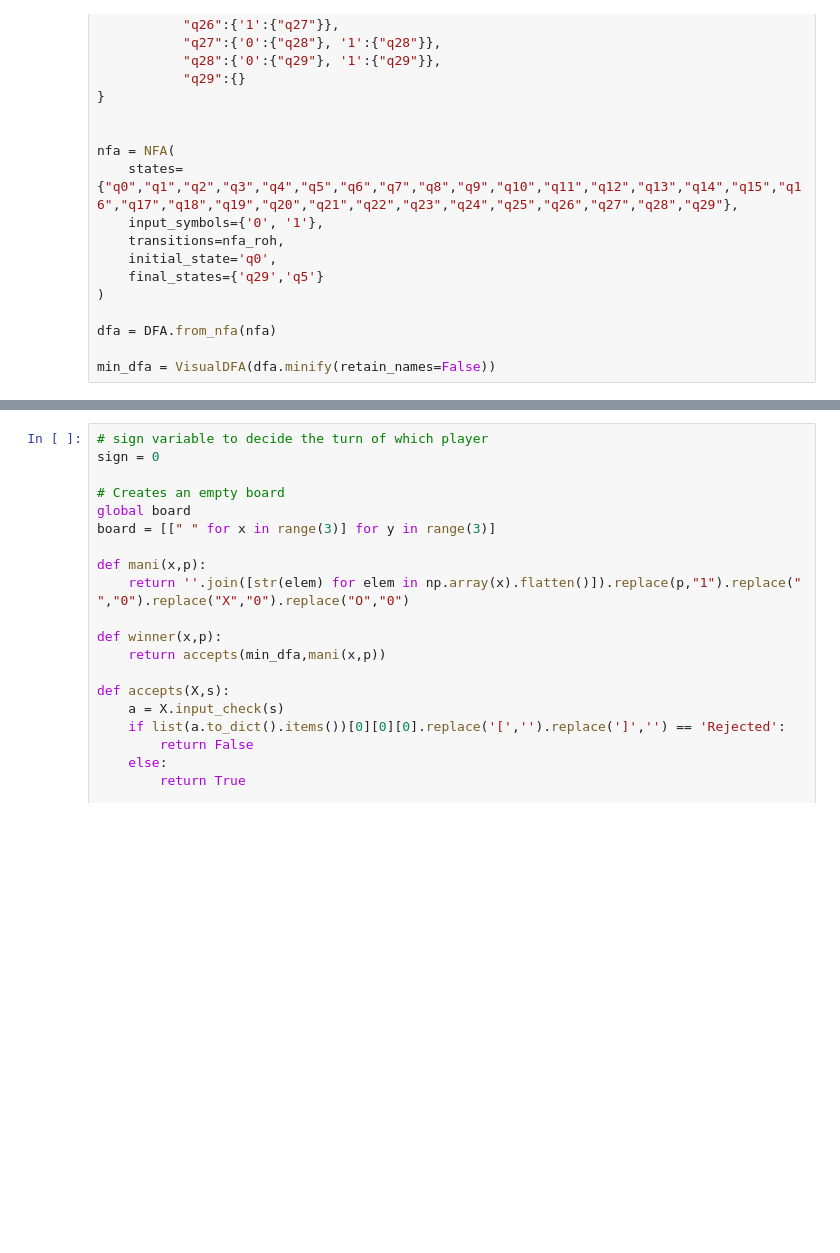
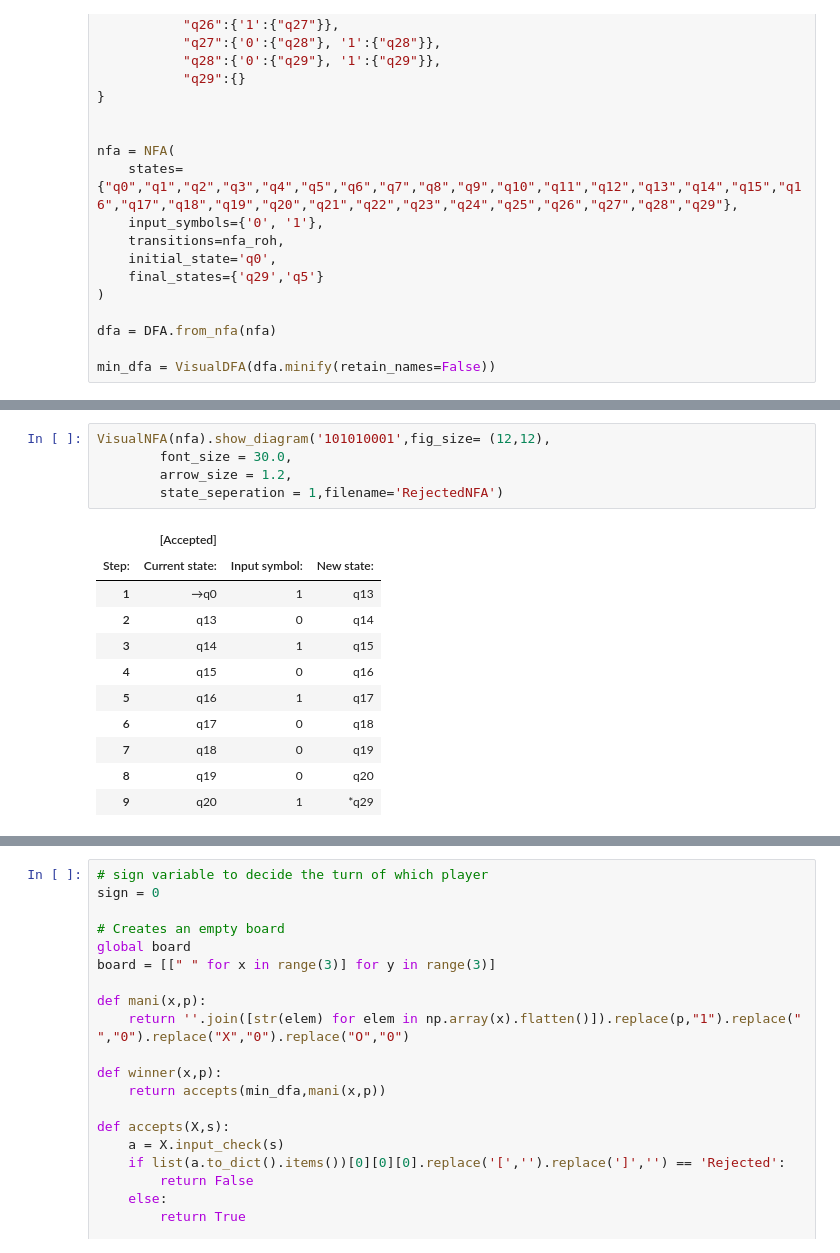
Before and after one commit to Rohith-2/TicTacToe-DFA, a Jupyter notebook: notebooks/TicTacToe-DFA.ipynb, the cells around one changed output, grey strips where cells are left out. Drawn from its saved outputs; the diff is of its cells as text; blank space fills up the shorter version.

```diff
--- a/notebooks/TicTacToe-DFA.ipynb
+++ b/notebooks/TicTacToe-DFA.ipynb
@@ -63,0 +62,17 @@ VisualNFA(nfa).show_diagram(filename='NFA',fig_size=(12,12))
+# %%
+VisualNFA(nfa).show_diagram('101010001',fig_size= (12,12),
+        font_size = 30.0,
+        arrow_size = 1.2,
+        state_seperation = 1,filename='RejectedNFA')
+# %% [output]
+|  | [Accepted] |  |  |
+| Step: | Current state: | Input symbol: | New state: |
+| 1 | →q0 | 1 | q13 |
+| 2 | q13 | 0 | q14 |
+| 3 | q14 | 1 | q15 |
+| 4 | q15 | 0 | q16 |
+| 5 | q16 | 1 | q17 |
+| 6 | q17 | 0 | q18 |
+| 7 | q18 | 0 | q19 |
+| 8 | q19 | 0 | q20 |
+| 9 | q20 | 1 | *q29 |
```
Also changed, not shown: parts of 5 cells of this notebook, 2 other files.
